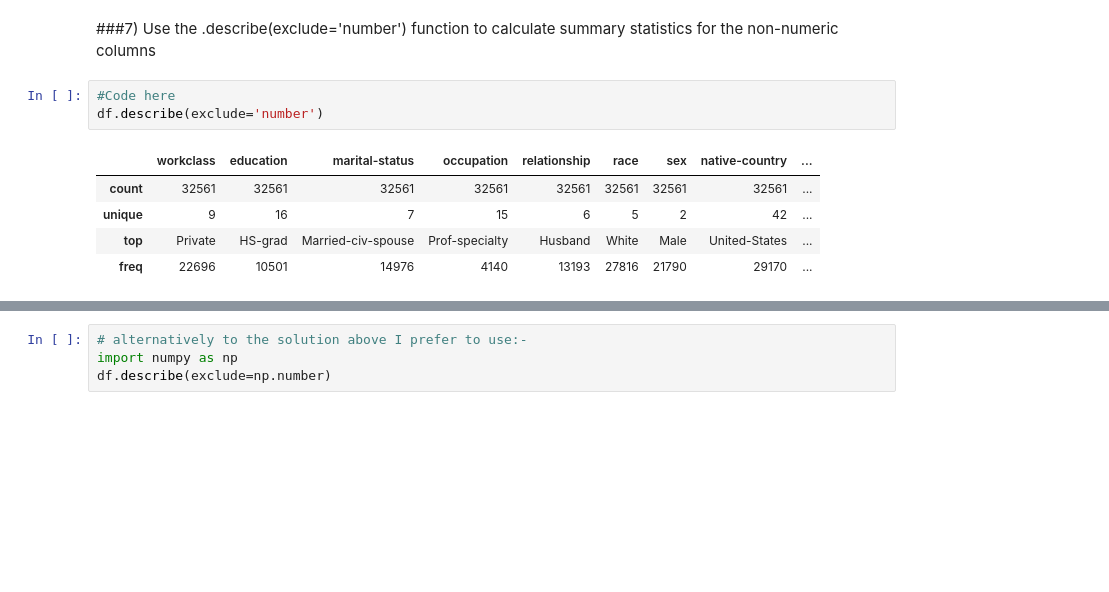
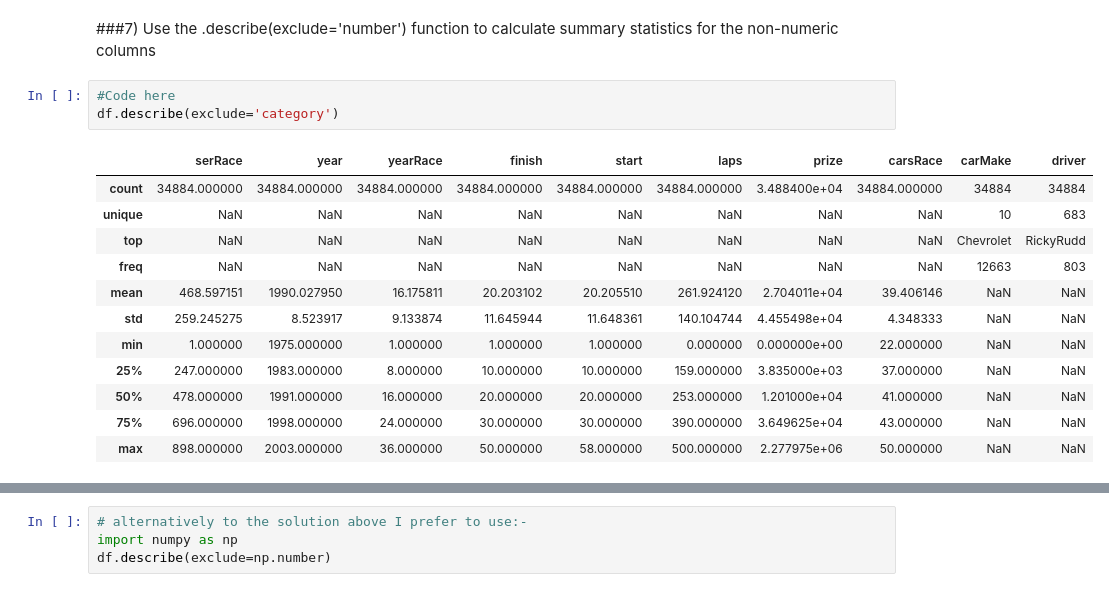
Before and after one commit to singparvi/DS-Unit-1-Sprint-1-Data-Wrangling-and-Storytelling, a Jupyter notebook: module1-exploratory-data-analysis/LS_DS_111_Exploratory_Data_Analysis Assignment.ipynb, the cells around one changed output, grey strips where cells are left out. Cells and saved outputs as stored; diff of their text form; blank space fills up the shorter version.

```diff
--- a/module1-exploratory-data-analysis/LS_DS_111_Exploratory_Data_Analysis Assignment.ipynb
+++ b/module1-exploratory-data-analysis/LS_DS_111_Exploratory_Data_Analysis Assignment.ipynb
@@ -135,10 +135,17 @@ Answer question here.
 ###7) Use the .describe(exclude='number') function to calculate summary statistics for the non-numeric columns
 # %%
 #Code here
-df.describe(exclude='number')
+df.describe(exclude='category')
 # %% [output]
-|  | workclass | education | marital-status | occupation | relationship | race | sex | native-country | ... |
-| count | 32561 | 32561 | 32561 | 32561 | 32561 | 32561 | 32561 | 32561 | ... |
-| unique | 9 | 16 | 7 | 15 | 6 | 5 | 2 | 42 | ... |
-| top | Private | HS-grad | Married-civ-spouse | Prof-specialty | Husband | White | Male | United-States | ... |
-| freq | 22696 | 10501 | 14976 | 4140 | 13193 | 27816 | 21790 | 29170 | ... |
+|  | serRace | year | yearRace | finish | start | laps | prize | carsRace | carMake | driver |
+| count | 34884.000000 | 34884.000000 | 34884.000000 | 34884.000000 | 34884.000000 | 34884.000000 | 3.488400e+04 | 34884.000000 | 34884 | 34884 |
+| unique | NaN | NaN | NaN | NaN | NaN | NaN | NaN | NaN | 10 | 683 |
+| top | NaN | NaN | NaN | NaN | NaN | NaN | NaN | NaN | Chevrolet | RickyRudd |
+| freq | NaN | NaN | NaN | NaN | NaN | NaN | NaN | NaN | 12663 | 803 |
+| mean | 468.597151 | 1990.027950 | 16.175811 | 20.203102 | 20.205510 | 261.924120 | 2.704011e+04 | 39.406146 | NaN | NaN |
+| std | 259.245275 | 8.523917 | 9.133874 | 11.645944 | 11.648361 | 140.104744 | 4.455498e+04 | 4.348333 | NaN | NaN |
+| min | 1.000000 | 1975.000000 | 1.000000 | 1.000000 | 1.000000 | 0.000000 | 0.000000e+00 | 22.000000 | NaN | NaN |
+| 25% | 247.000000 | 1983.000000 | 8.000000 | 10.000000 | 10.000000 | 159.000000 | 3.835000e+03 | 37.000000 | NaN | NaN |
+| 50% | 478.000000 | 1991.000000 | 16.000000 | 20.000000 | 20.000000 | 253.000000 | 1.201000e+04 | 41.000000 | NaN | NaN |
+| 75% | 696.000000 | 1998.000000 | 24.000000 | 30.000000 | 30.000000 | 390.000000 | 3.649625e+04 | 43.000000 | NaN | NaN |
+| max | 898.000000 | 2003.000000 | 36.000000 | 50.000000 | 58.000000 | 500.000000 | 2.277975e+06 | 50.000000 | NaN | NaN |
```
Also changed, not shown: parts of 2 cells of this notebook.
